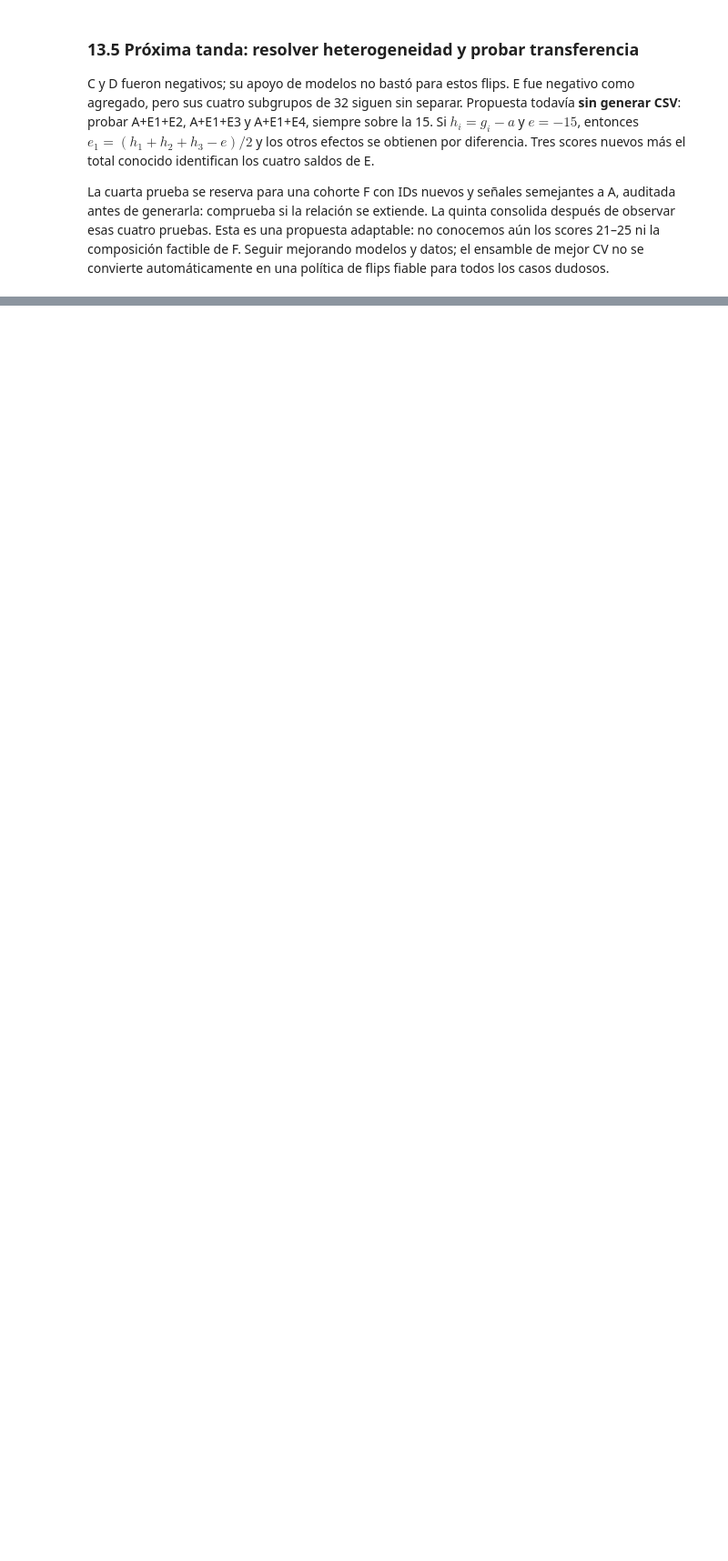
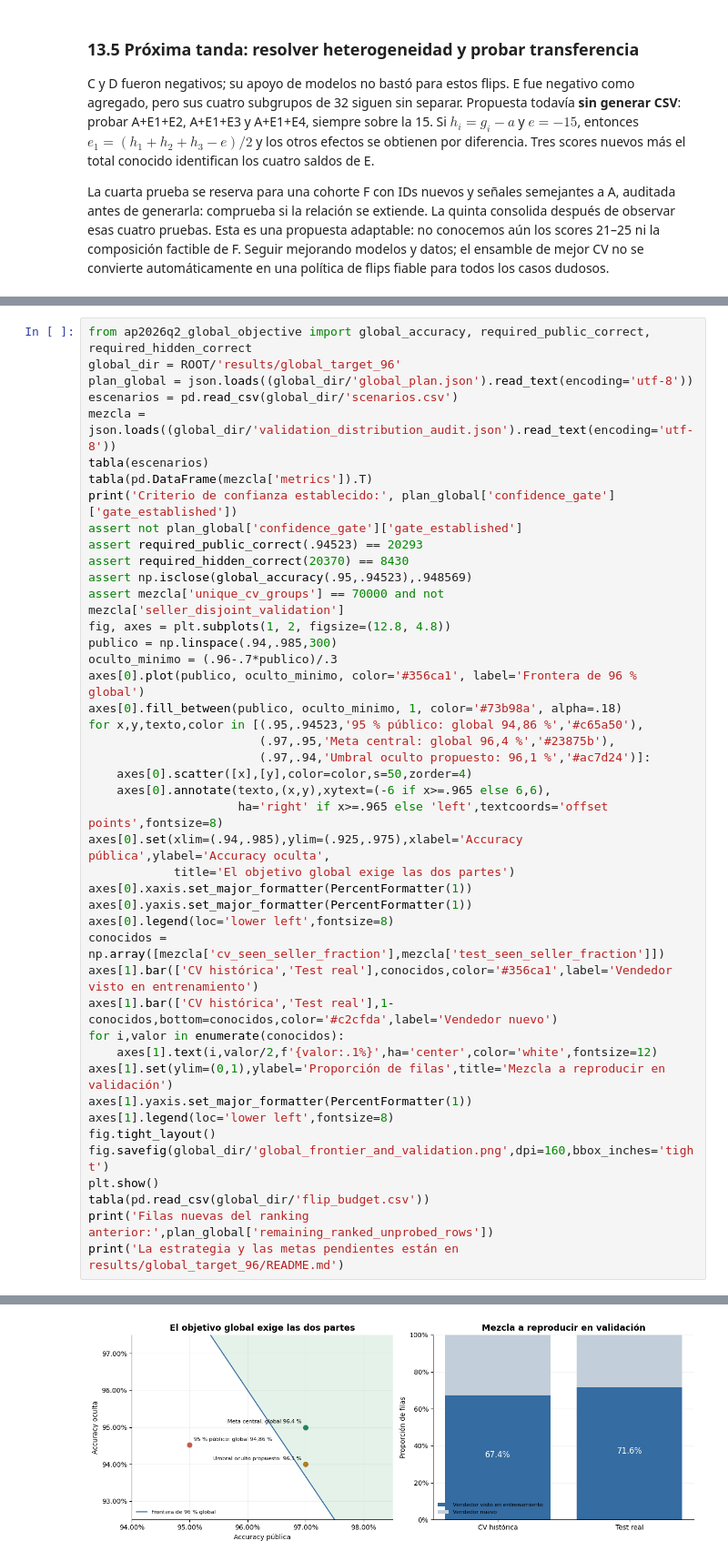
Before and after one commit to arirakowitba/tp_ap, a Jupyter notebook: notebooks/23_revision_submissions_y_flips.ipynb, the cells around one changed output, grey strips where cells are left out. Shown at 91% size. Drawn from its saved outputs; the diff is of its cells as text; blank space fills up the shorter version.

Commit message:
Diseñar objetivo 96 global y auditar mezcla de vendedores y alcance de CV

```diff
--- a/notebooks/23_revision_submissions_y_flips.ipynb
+++ b/notebooks/23_revision_submissions_y_flips.ipynb
@@ -1585,0 +1611,45 @@ de flips fiable para todos los casos dudosos.
+# %%
+from ap2026q2_global_objective import global_accuracy, required_public_correct, required_hidden_correct
+global_dir = ROOT/'results/global_target_96'
+plan_global = json.loads((global_dir/'global_plan.json').read_text(encoding='utf-8'))
+escenarios = pd.read_csv(global_dir/'scenarios.csv')
+mezcla = json.loads((global_dir/'validation_distribution_audit.json').read_text(encoding='utf-8'))
+tabla(escenarios)
+tabla(pd.DataFrame(mezcla['metrics']).T)
+print('Criterio de confianza establecido:', plan_global['confidence_gate']['gate_established'])
+assert not plan_global['confidence_gate']['gate_established']
+assert required_public_correct(.94523) == 20293
+assert required_hidden_correct(20370) == 8430
+assert np.isclose(global_accuracy(.95,.94523),.948569)
+assert mezcla['unique_cv_groups'] == 70000 and not mezcla['seller_disjoint_validation']
+fig, axes = plt.subplots(1, 2, figsize=(12.8, 4.8))
+publico = np.linspace(.94,.985,300)
+oculto_minimo = (.96-.7*publico)/.3
+axes[0].plot(publico, oculto_minimo, color='#356ca1', label='Frontera de 96 % global')
+axes[0].fill_between(publico, oculto_minimo, 1, color='#73b98a', alpha=.18)
+for x,y,texto,color in [(.95,.94523,'95 % público: global 94,86 %','#c65a50'),
+                        (.97,.95,'Meta central: global 96,4 %','#23875b'),
+                        (.97,.94,'Umbral oculto propuesto: 96,1 %','#ac7d24')]:
+    axes[0].scatter([x],[y],color=color,s=50,zorder=4)
+    axes[0].annotate(texto,(x,y),xytext=(-6 if x>=.965 else 6,6),
+                     ha='right' if x>=.965 else 'left',textcoords='offset points',fontsize=8)
+axes[0].set(xlim=(.94,.985),ylim=(.925,.975),xlabel='Accuracy pública',ylabel='Accuracy oculta',
+            title='El objetivo global exige las dos partes')
+axes[0].xaxis.set_major_formatter(PercentFormatter(1))
+axes[0].yaxis.set_major_formatter(PercentFormatter(1))
+axes[0].legend(loc='lower left',fontsize=8)
+conocidos = np.array([mezcla['cv_seen_seller_fraction'],mezcla['test_seen_seller_fraction']])
+axes[1].bar(['CV histórica','Test real'],conocidos,color='#356ca1',label='Vendedor visto en entrenamiento')
+axes[1].bar(['CV histórica','Test real'],1-conocidos,bottom=conocidos,color='#c2cfda',label='Vendedor nuevo')
+for i,valor in enumerate(conocidos):
+    axes[1].text(i,valor/2,f'{valor:.1%}',ha='center',color='white',fontsize=12)
+axes[1].set(ylim=(0,1),ylabel='Proporción de filas',title='Mezcla a reproducir en validación')
+axes[1].yaxis.set_major_formatter(PercentFormatter(1))
+axes[1].legend(loc='lower left',fontsize=8)
+fig.tight_layout()
+fig.savefig(global_dir/'global_frontier_and_validation.png',dpi=160,bbox_inches='tight')
+plt.show()
+tabla(pd.read_csv(global_dir/'flip_budget.csv'))
+print('Filas nuevas del ranking anterior:',plan_global['remaining_ranked_unprobed_rows'])
+print('La estrategia y las metas pendientes están en results/global_target_96/README.md')
+# %% [output]
@@ -1585,0 +1671 @@ de flips fiable para todos los casos dudosos.
+[figure, added]
```
Also changed, not shown: parts of 2 cells of this notebook, 20 other files.
